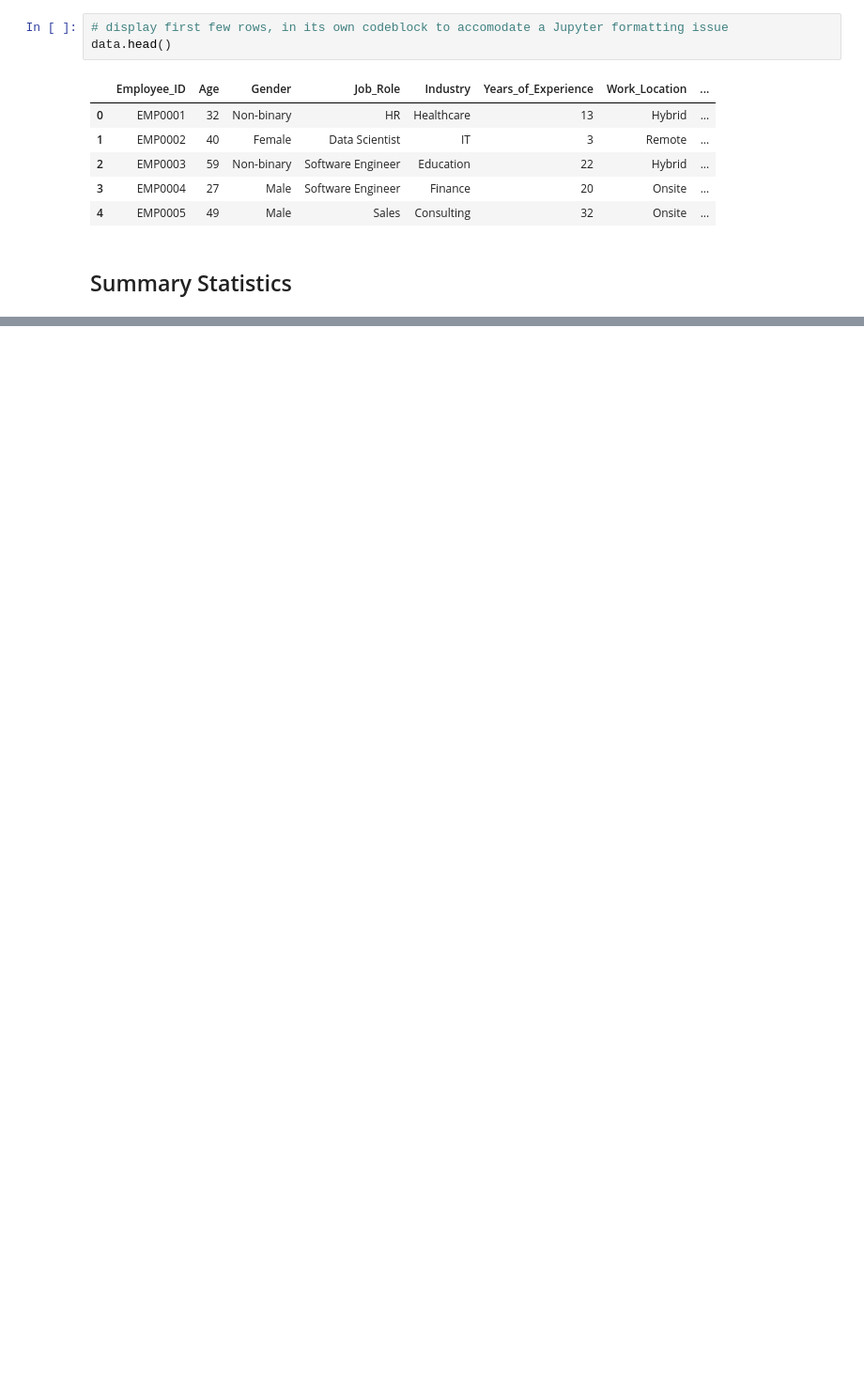
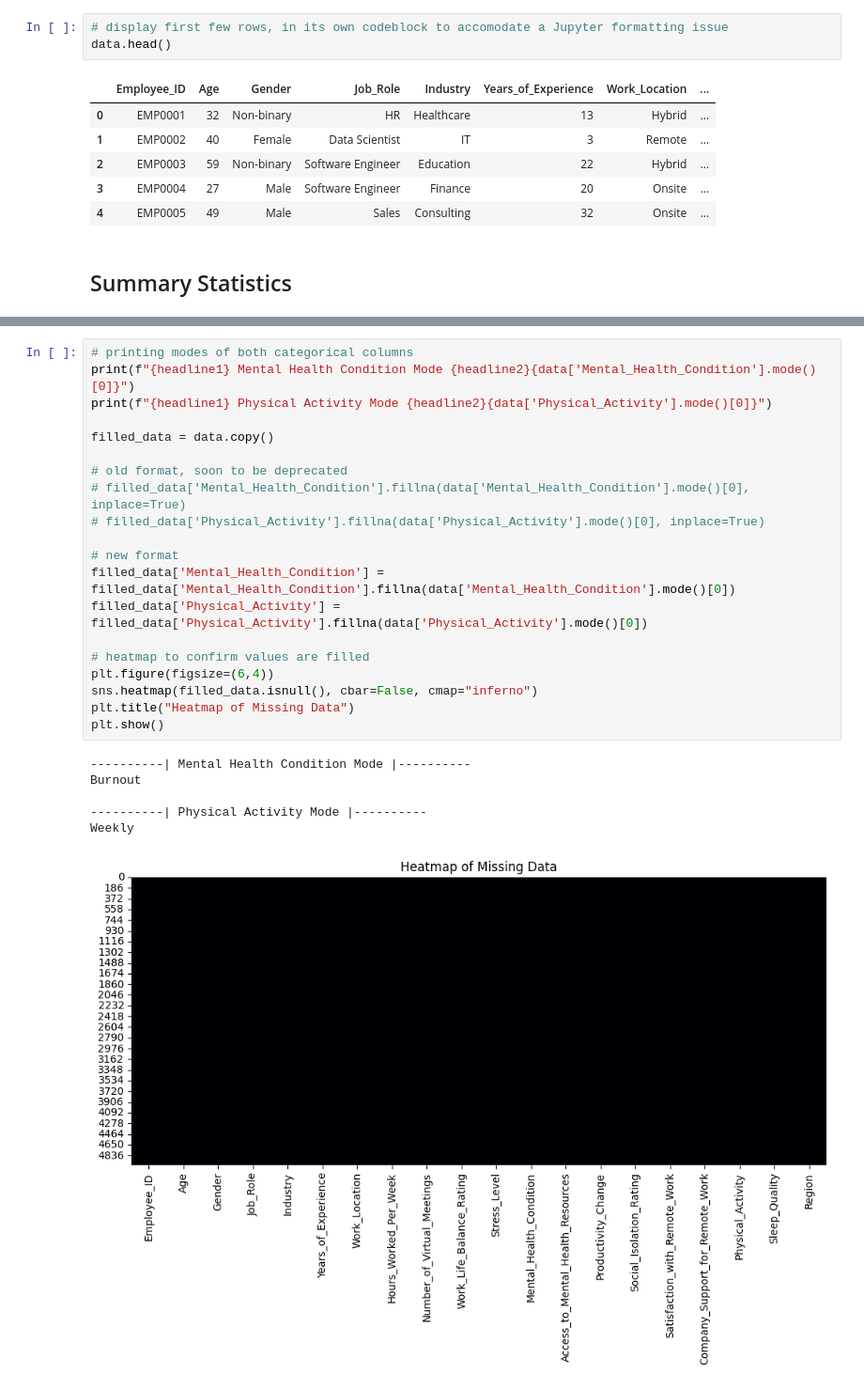
Before and after one commit to vincentadufour/CS39AE-Data-Visualization, a Jupyter notebook: Projects/Remote Work Effect on Mental Health/project1.ipynb, the cells around one changed output, grey strips where cells are left out. Shown: that part at 94% size. Drawn from its saved outputs; the diff is of its cells as text; blank space fills up the shorter version.

```diff
--- a/Projects/Remote Work Effect on Mental Health/project1.ipynb
+++ b/Projects/Remote Work Effect on Mental Health/project1.ipynb
@@ -55,0 +99,27 @@ data.head()
+# %%
+# printing modes of both categorical columns
+print(f"{headline1} Mental Health Condition Mode {headline2}{data['Mental_Health_Condition'].mode()[0]}")
+print(f"{headline1} Physical Activity Mode {headline2}{data['Physical_Activity'].mode()[0]}")
+
+filled_data = data.copy()
+
+# old format, soon to be deprecated
+# filled_data['Mental_Health_Condition'].fillna(data['Mental_Health_Condition'].mode()[0], inplace=True)
+# filled_data['Physical_Activity'].fillna(data['Physical_Activity'].mode()[0], inplace=True)
+
+# new format
+filled_data['Mental_Health_Condition'] = filled_data['Mental_Health_Condition'].fillna(data['Mental_Health_Condition'].mode()[0])
+filled_data['Physical_Activity'] = filled_data['Physical_Activity'].fillna(data['Physical_Activity'].mode()[0])
+
+# heatmap to confirm values are filled
+plt.figure(figsize=(6,4))
+sns.heatmap(filled_data.isnull(), cbar=False, cmap="inferno")
+plt.title("Heatmap of Missing Data")
+plt.show()
+# %% [output]
+----------| Mental Health Condition Mode |----------
+Burnout
+
+----------| Physical Activity Mode |----------
+Weekly
+[figure, added]
```
Also changed, not shown: parts of 7 cells of this notebook, 1 other file.
